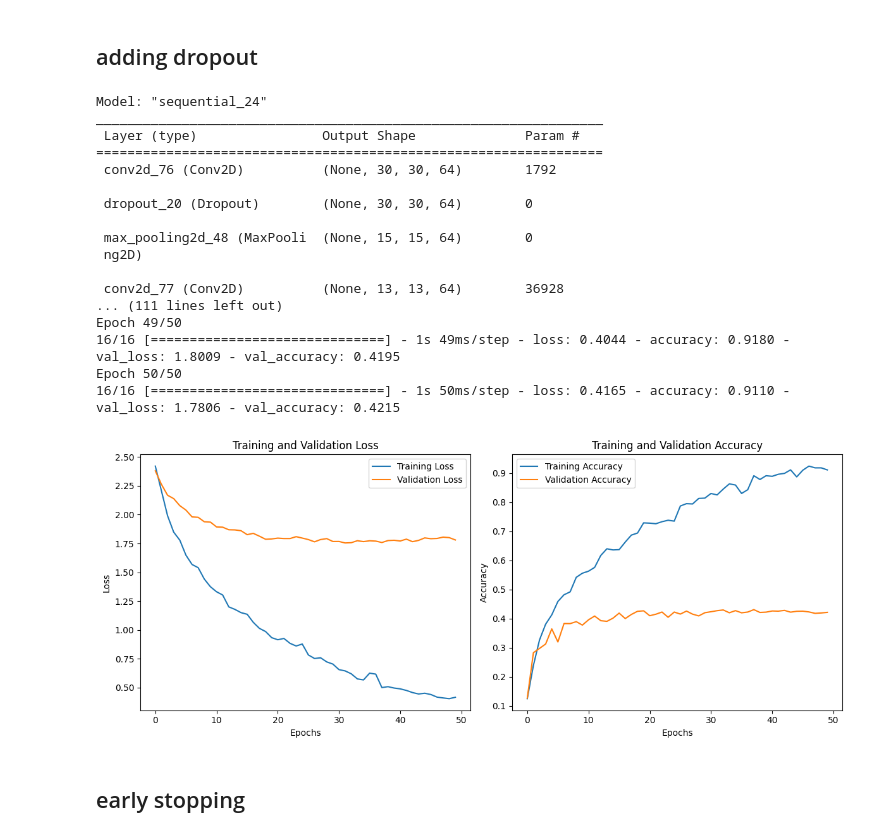
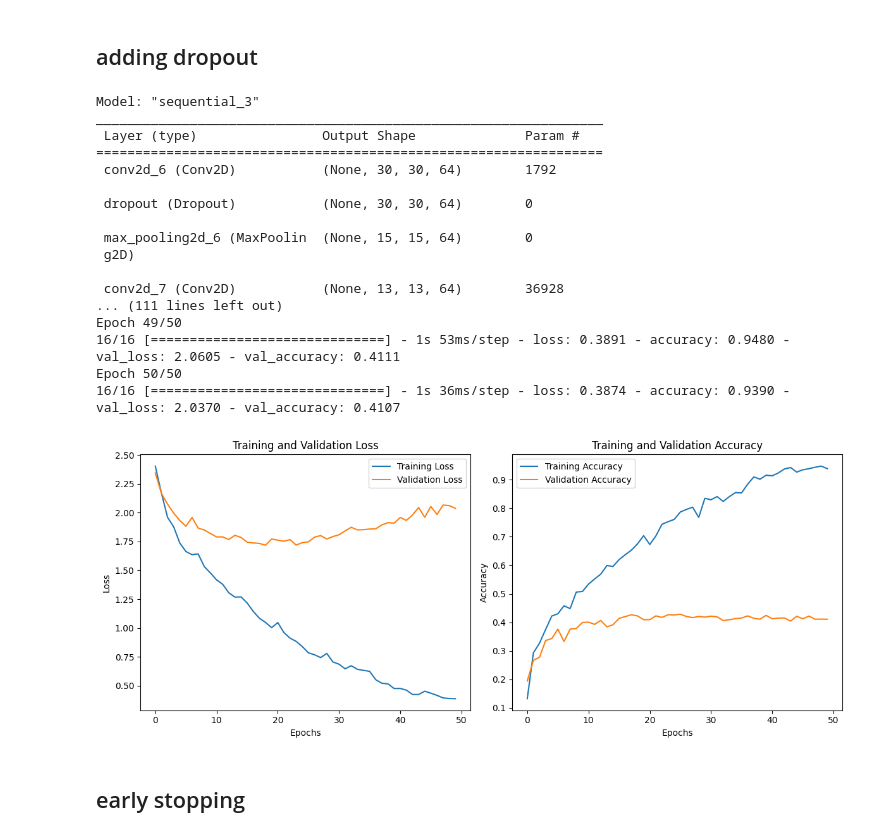
Before and after one commit to nicolez9911/colab, a Jupyter notebook: 03_CIFAR10.ipynb, the cells around one changed output. Drawn from its saved outputs; the diff is of its cells as text; code cells hidden in the pictures.

```diff
--- a/03_CIFAR10.ipynb
+++ b/03_CIFAR10.ipynb
@@ -191,50 +191,50 @@ model_2 = tf.keras.models.Sequential([
                          kernel_regularizer=regularizers.l2(0.002),
                          activation='relu',
                          input_shape=(32, 32, 3)),
-  tf.keras.layers.Dropout(0.5),
+  tf.keras.layers.Dropout(0.2),
   tf.keras.layers.MaxPooling2D(2, 2),
   tf.keras.layers.Conv2D(64, (3,3),
                          kernel_regularizer=regularizers.l2(0.002),
                          activation='relu'),
-  tf.keras.layers.Dropout(0.5),
+  tf.keras.layers.Dropout(0.3),
   tf.keras.layers.MaxPooling2D(2, 2),
   tf.keras.layers.Flatten(),
   tf.keras.layers.Dense(10, activation='softmax')
 ])
 model_2.compile(optimizer='adam',
               loss='sparse_categorical_crossentropy',
               metrics=['accuracy'])
 
 model_2.summary()
 
 history = model_2.fit(training_images[:1000],
                     training_labels[:1000],
                     #validation_split=0.4,
                     validation_data=(test_images, test_labels),
                     epochs=50,
                     batch_size=64)
 
 plt = generate_plot(history)
 plt.show()
 # %% [output]
-Model: "sequential_24"
+Model: "sequential_3"
 _________________________________________________________________
  Layer (type)                Output Shape              Param #
 =================================================================
- conv2d_76 (Conv2D)          (None, 30, 30, 64)        1792
+ conv2d_6 (Conv2D)           (None, 30, 30, 64)        1792
 
- dropout_20 (Dropout)        (None, 30, 30, 64)        0
+ dropout (Dropout)           (None, 30, 30, 64)        0
 
- max_pooling2d_48 (MaxPooli  (None, 15, 15, 64)        0
- ng2D)
+ max_pooling2d_6 (MaxPoolin  (None, 15, 15, 64)        0
+ g2D)
 
- conv2d_77 (Conv2D)          (None, 13, 13, 64)        36928
+ conv2d_7 (Conv2D)           (None, 13, 13, 64)        36928
 ... (111 lines left out)
 Epoch 49/50
-16/16 [==============================] - 1s 49ms/step - loss: 0.4044 - accuracy: 0.9180 - val_loss: 1.8009 - val_accuracy: 0.4195
+16/16 [==============================] - 1s 53ms/step - loss: 0.3891 - accuracy: 0.9480 - val_loss: 2.0605 - val_accuracy: 0.4111
 Epoch 50/50
-16/16 [==============================] - 1s 50ms/step - loss: 0.4165 - accuracy: 0.9110 - val_loss: 1.7806 - val_accuracy: 0.4215
+16/16 [==============================] - 1s 36ms/step - loss: 0.3874 - accuracy: 0.9390 - val_loss: 2.0370 - val_accuracy: 0.4107
-[figure, old version]
+[figure, new version]
 # %% [markdown]
 ## early stopping
 # %%
```
Also changed, not shown: parts of 5 cells of this notebook.
